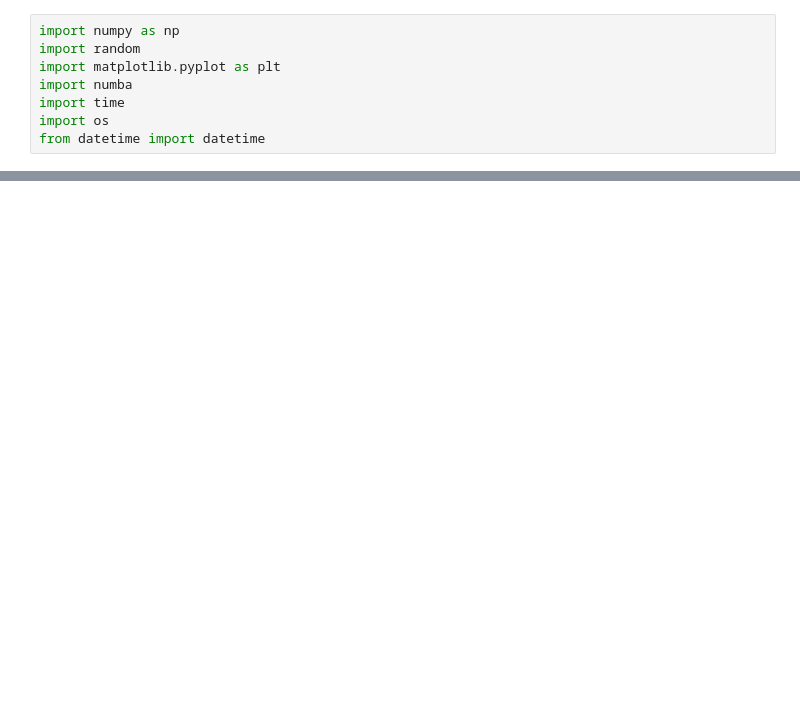
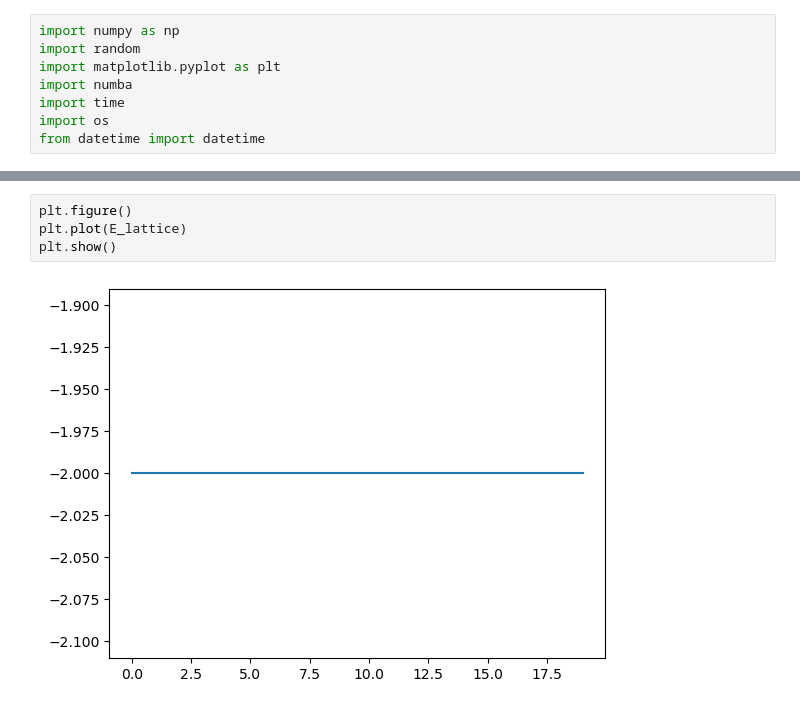
Before and after one commit to anahelena00/Tcell, a Jupyter notebook: InfectiousMonteCarlo.ipynb, the cells around one changed output, grey strips where cells are left out. Drawn from its saved outputs; the diff is of its cells as text; blank space fills up the shorter version.

```diff
--- a/InfectiousMonteCarlo.ipynb
+++ b/InfectiousMonteCarlo.ipynb
@@ -36,0 +226,6 @@ def interaction_matrix(BB_int,TT_int, BT_int, type1, type2):
+# %%
+plt.figure()
+plt.plot(E_lattice)
+plt.show()
+# %% [output]
+[figure, added]
```
Also changed, not shown: parts of 18 cells of this notebook.
